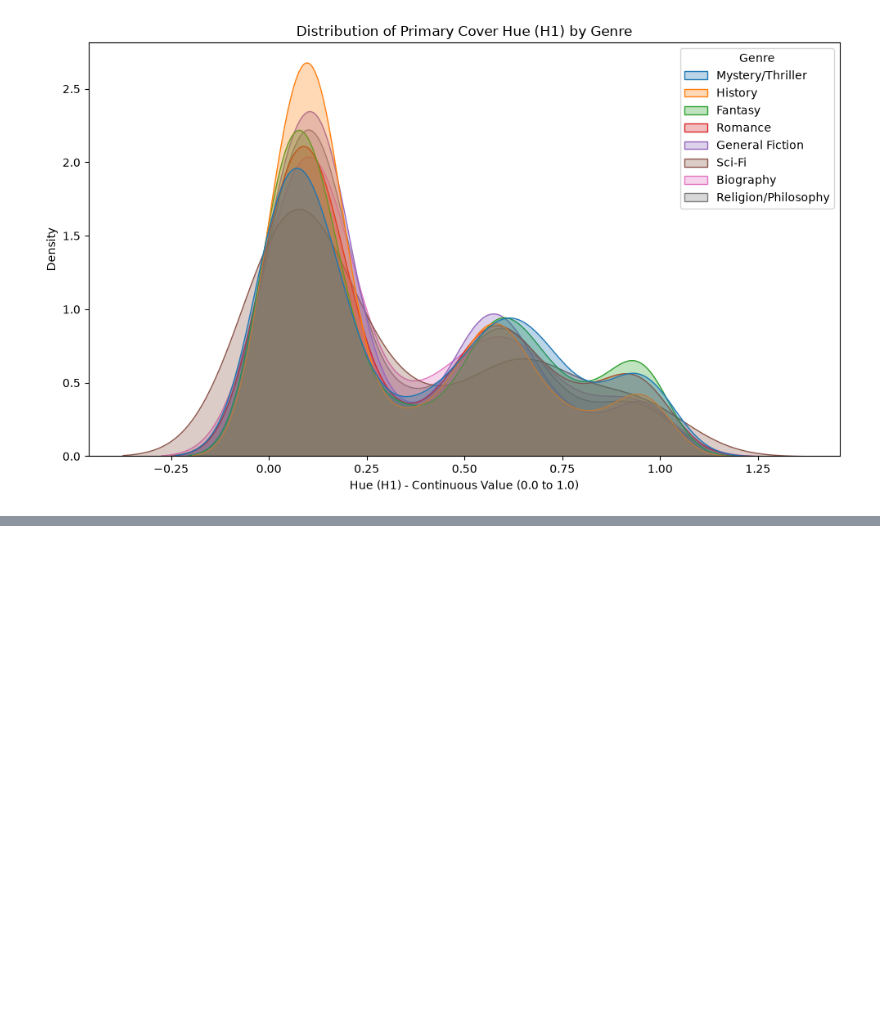
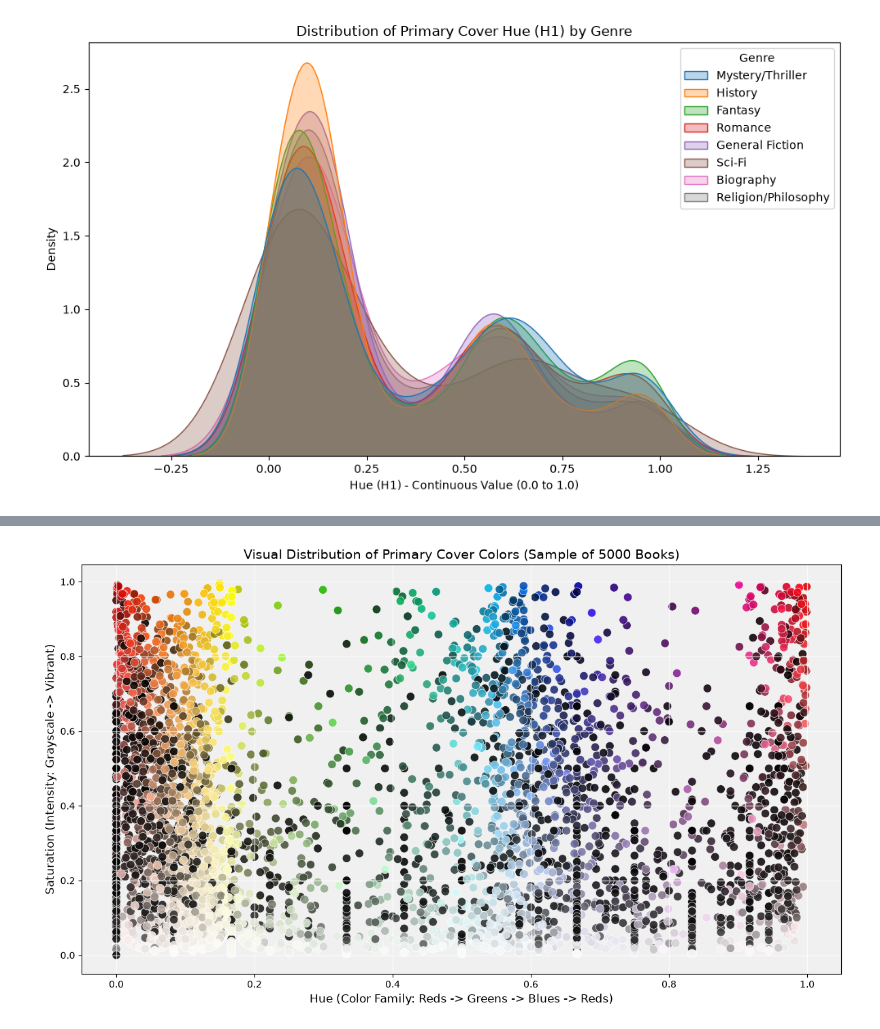
Before and after one commit to Churro1/CS5830_Project5, a Jupyter notebook: Project5.ipynb, the cells around one changed output, grey strips where cells are left out. Drawn from its saved outputs; the diff is of its cells as text; code cells hidden in the pictures; blank space fills up the shorter version.

```diff
--- a/Project5.ipynb
+++ b/Project5.ipynb
@@ -360,3 +360,44 @@ html_str += "</div>"
 display(HTML(html_str))
 # %% [output]
 [interactive output not drawn]
+# %%
+import matplotlib.pyplot as plt
+import pandas as pd
+
+# 1. Grab a random sample of 500 books to keep the chart from getting too crowded
+sample_colors = df_model.sample(n=min(5000, len(df_model)), random_state=42)
+
+# 2. Merge with merged_df to get the actual hex color codes back
+color_df = pd.merge(
+    sample_colors,
+    merged_df[['ISBN13', 'color1_hex']],
+    on='ISBN13',
+    how='left'
+).drop_duplicates(subset=['ISBN13'])
+
+# 3. Create the scatter plot
+plt.figure(figsize=(12, 7))
+
+# Plot Hue (H1) vs Saturation (S1), and use the actual hex color for the dot
+plt.scatter(
+    color_df['H1'],
+    color_df['S1'],
+    c=color_df['color1_hex'],
+    s=80,
+    alpha=0.9,
+    edgecolors='white',
+    linewidth=0.5
+)
+
+plt.title('Visual Distribution of Primary Cover Colors (Sample of 5000 Books)', fontsize=14)
+plt.xlabel('Hue (Color Family: Reds -> Greens -> Blues -> Reds)', fontsize=12)
+plt.ylabel('Saturation (Intensity: Grayscale -> Vibrant)', fontsize=12)
+
+# Set background to a light gray to make white/light book covers visible
+plt.gca().set_facecolor('#f0f0f0')
+plt.grid(color='white', linestyle='-', linewidth=1, alpha=0.7)
+
+plt.tight_layout()
+plt.show()
+# %% [output]
+[figure, added]
```
Also changed, not shown: 1 other file.
